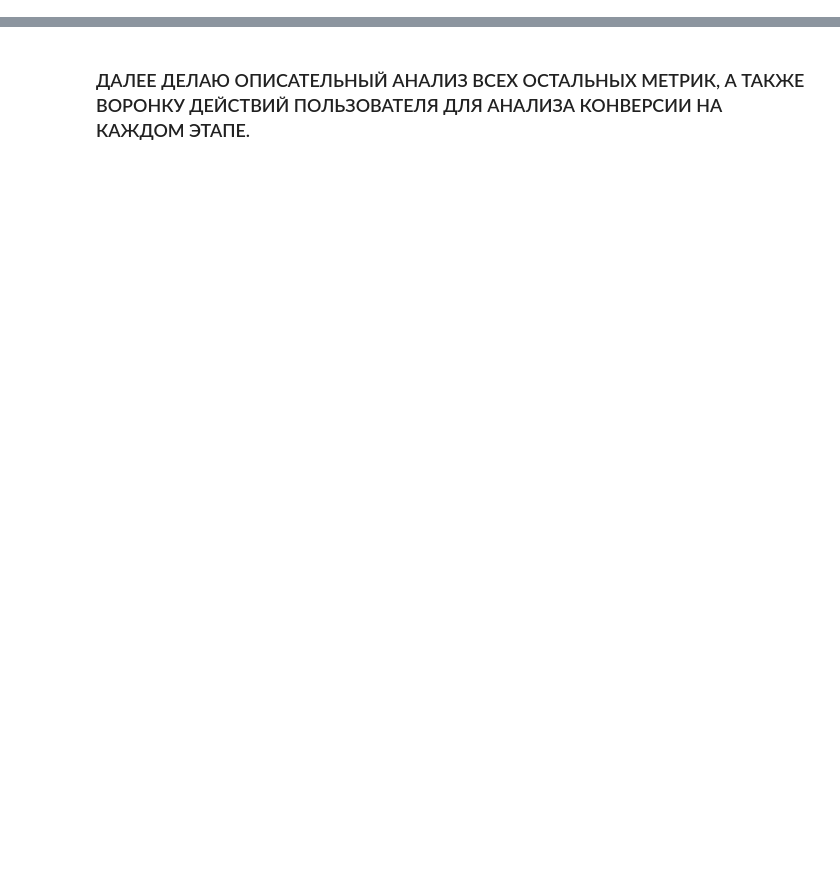
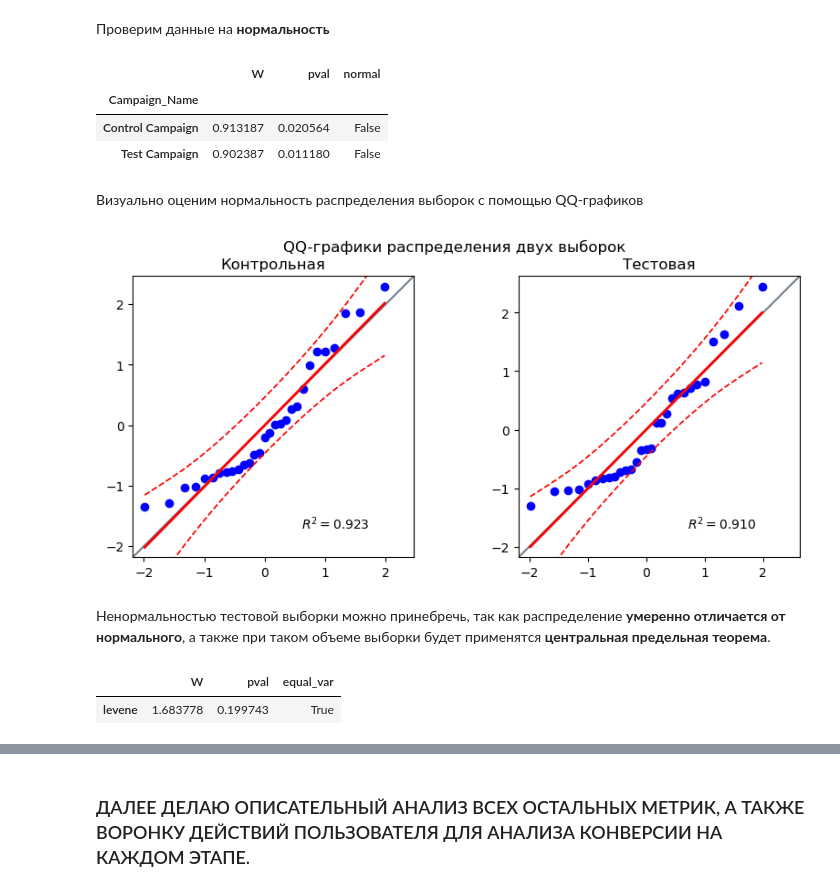
Before and after one commit to equi1p/A-B-test, a Jupyter notebook: ABTest.ipynb, the cells around one changed output, grey strips where cells are left out. Saved outputs shown, nothing was run; the diff lists cells and outputs as text; code cells hidden in the pictures; blank space fills up the shorter version.

```diff
--- a/ABTest.ipynb
+++ b/ABTest.ipynb
@@ -111,0 +300,39 @@ p-value = 0.0000
+# %% [markdown]
+Проверим данные на **нормальность**
+# %%
+# Используем метод Шапиро-Уилка для небольших выборок
+pg.normality(data = total, dv = 'CPA', group='Campaign_Name', method='shapiro')
+# %% [output]
+|  | W | pval | normal |
+| Campaign_Name |  |  |  |
+| Control Campaign | 0.913187 | 0.020564 | False |
+| Test Campaign | 0.902387 | 0.011180 | False |
+# %% [markdown]
+Визуально оценим нормальность распределения выборок c помощью QQ-графиков
+# %%
+plt.figure(figsize=(10,4))
+plt.suptitle('QQ-графики распределения двух выборок')
+
+plt.subplot(1,2,1)
+pg.qqplot(CPA_control)
+plt.title('Контрольная')
+plt.xlabel('')
+plt.ylabel('')
+
+plt.subplot(1,2,2)
+pg.qqplot(CPA_test)
+plt.title('Тестовая')
+plt.xlabel('')
+plt.ylabel('')
+
+plt.show()
+# %% [output]
+[figure, added]
+# %% [markdown]
+Ненормальностью тестовой выборки можно принебречь, так как распределение **умеренно отличается от нормального**, а также при таком объеме выборки будет применятся **центральная предельная теорема**.
+# %%
+# Проверим равенство дисперсий выборок
+pg.homoscedasticity(data = total, dv = 'CPA', group='Campaign_Name', method='levene')
+# %% [output]
+|  | W | pval | equal_var |
+| levene | 1.683778 | 0.199743 | True |
```
Also changed, not shown: parts of 53 cells of this notebook.
